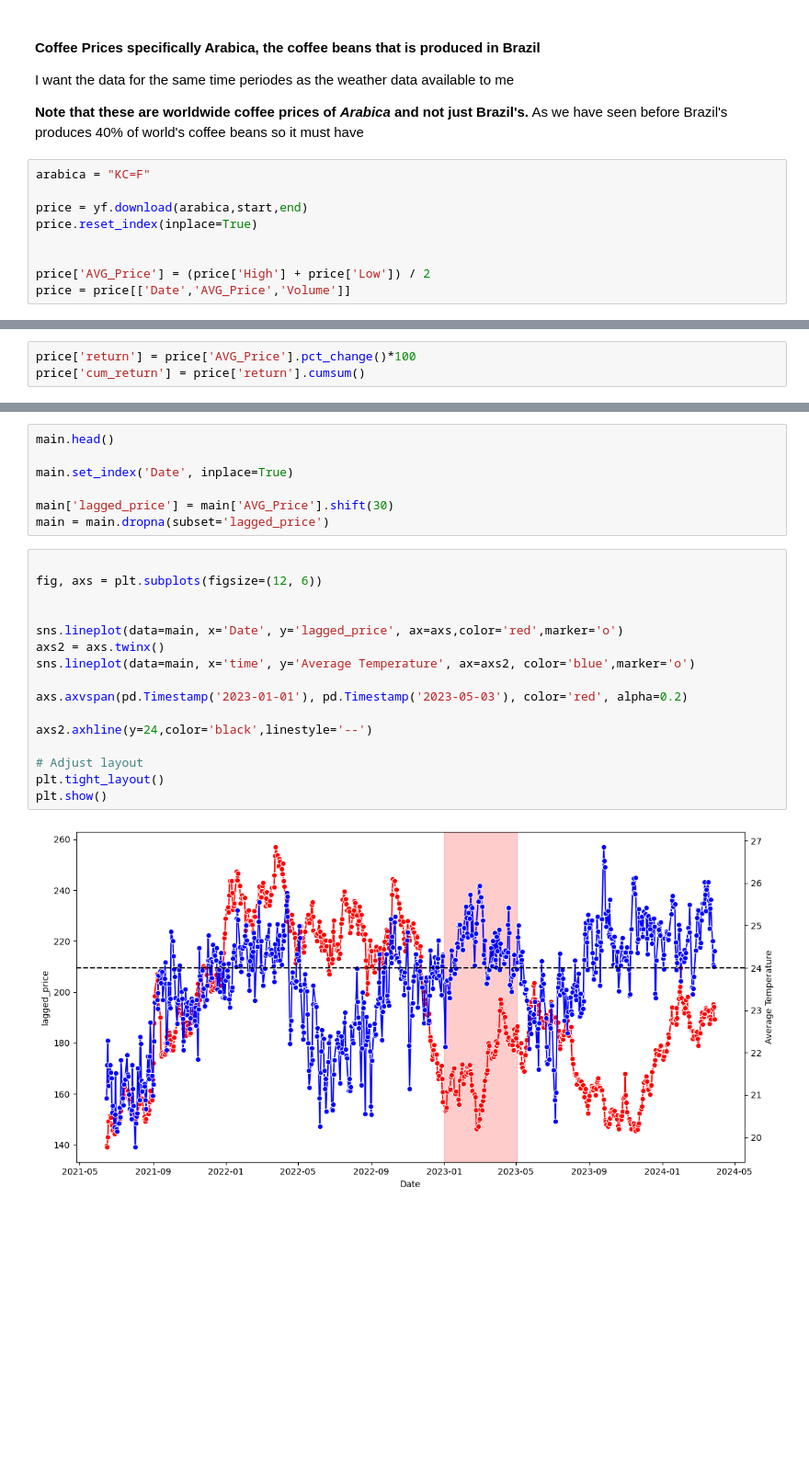
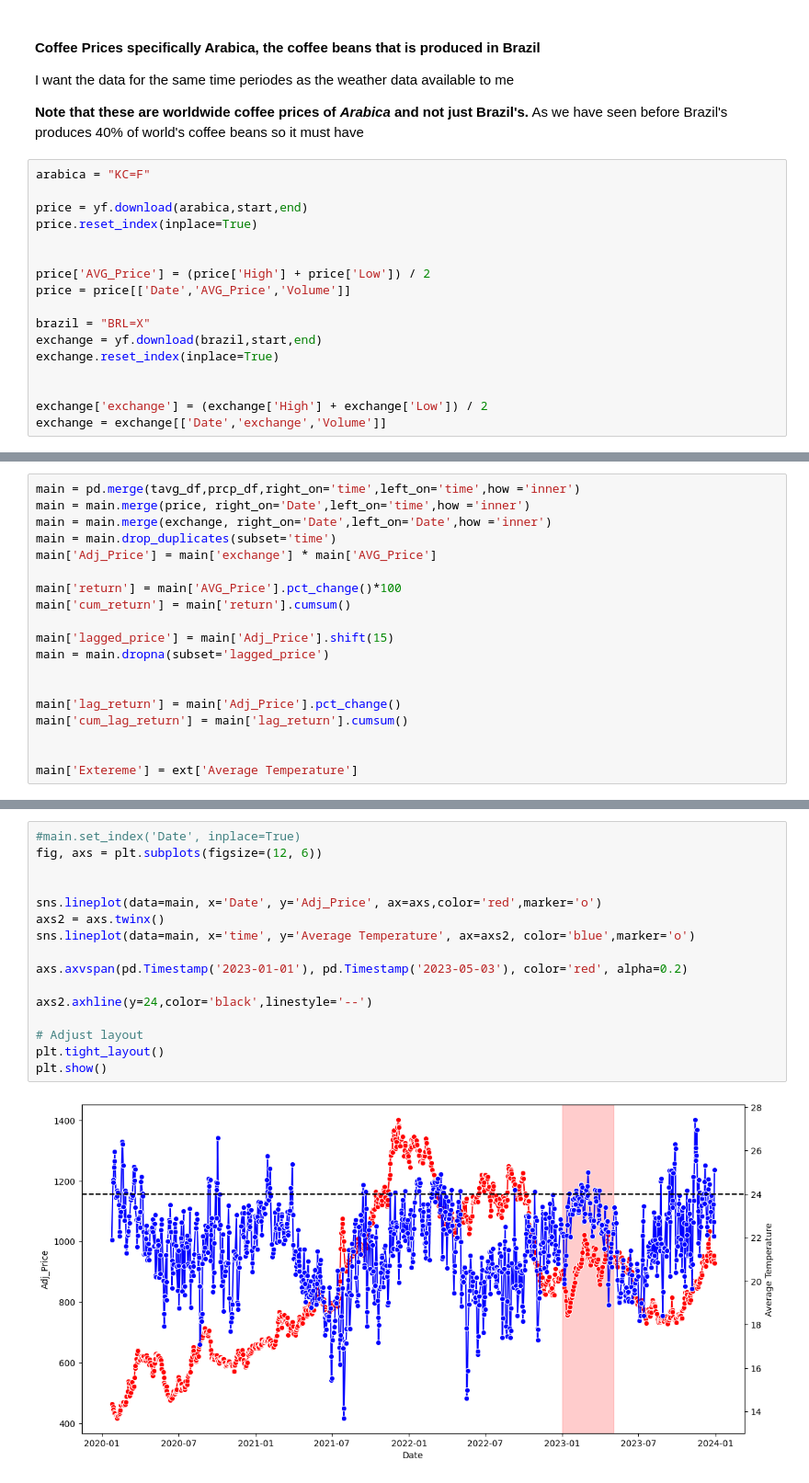
Before and after one commit to maseehfaizan/Project_code, a Jupyter notebook: Master.ipynb, the cells around one changed output, grey strips where cells are left out. Shown at 92% size. Cells and saved outputs as stored; diff of their text form; blank space fills up the shorter version.

```diff
--- a/Master.ipynb
+++ b/Master.ipynb
@@ -286,5 +291,13 @@ price.reset_index(inplace=True)
 
 price['AVG_Price'] = (price['High'] + price['Low']) / 2
 price = price[['Date','AVG_Price','Volume']]
+
+brazil = "BRL=X"
+exchange = yf.download(brazil,start,end)
+exchange.reset_index(inplace=True)
+
+
+exchange['exchange'] = (exchange['High'] + exchange['Low']) / 2
+exchange = exchange[['Date','exchange','Volume']]
 # %% [output]
 [*********************100%%**********************]  1 of 1 completed
@@ -291,3 +304,0 @@ price = price[['Date','AVG_Price','Volume']]
-# %%
-price['return'] = price['AVG_Price'].pct_change()*100
-price['cum_return'] = price['return'].cumsum()
@@ -305 +305,20 @@ See the caveats in the documentation: https://pandas.pydata.org/pandas-docs/stab
+# %%
+main = pd.merge(tavg_df,prcp_df,right_on='time',left_on='time',how ='inner')
+main = main.merge(price, right_on='Date',left_on='time',how ='inner')
+main = main.merge(exchange, right_on='Date',left_on='Date',how ='inner')
+main = main.drop_duplicates(subset='time')
+main['Adj_Price'] = main['exchange'] * main['AVG_Price']
+
+main['return'] = main['AVG_Price'].pct_change()*100
+main['cum_return'] = main['return'].cumsum()
+
+main['lagged_price'] = main['Adj_Price'].shift(15)
+main = main.dropna(subset='lagged_price')
+
+
+main['lag_return'] = main['Adj_Price'].pct_change()
+main['cum_lag_return'] = main['lag_return'].cumsum()
+
+
+main['Extereme'] = ext['Average Temperature']
 # %%
@@ -349,28 +350,21 @@ main.describe()
-# %%
-main.head()
-
-main.set_index('Date', inplace=True)
-
-main['lagged_price'] = main['AVG_Price'].shift(30)
-main = main.dropna(subset='lagged_price')
 # %%
-
+#main.set_index('Date', inplace=True)
 fig, axs = plt.subplots(figsize=(12, 6))
 
 
-sns.lineplot(data=main, x='Date', y='lagged_price', ax=axs,color='red',marker='o')
+sns.lineplot(data=main, x='Date', y='Adj_Price', ax=axs,color='red',marker='o')
 axs2 = axs.twinx()
 sns.lineplot(data=main, x='time', y='Average Temperature', ax=axs2, color='blue',marker='o')
 
 axs.axvspan(pd.Timestamp('2023-01-01'), pd.Timestamp('2023-05-03'), color='red', alpha=0.2)
 
 axs2.axhline(y=24,color='black',linestyle='--')
 
 # Adjust layout
 plt.tight_layout()
 plt.show()
 # %% [output]
-[figure, old version]
+[figure, new version]
 # %%
 fig, axs = plt.subplots(figsize=(12, 6))
 
```
Also changed, not shown: parts of 28 cells of this notebook, 1 other file.
